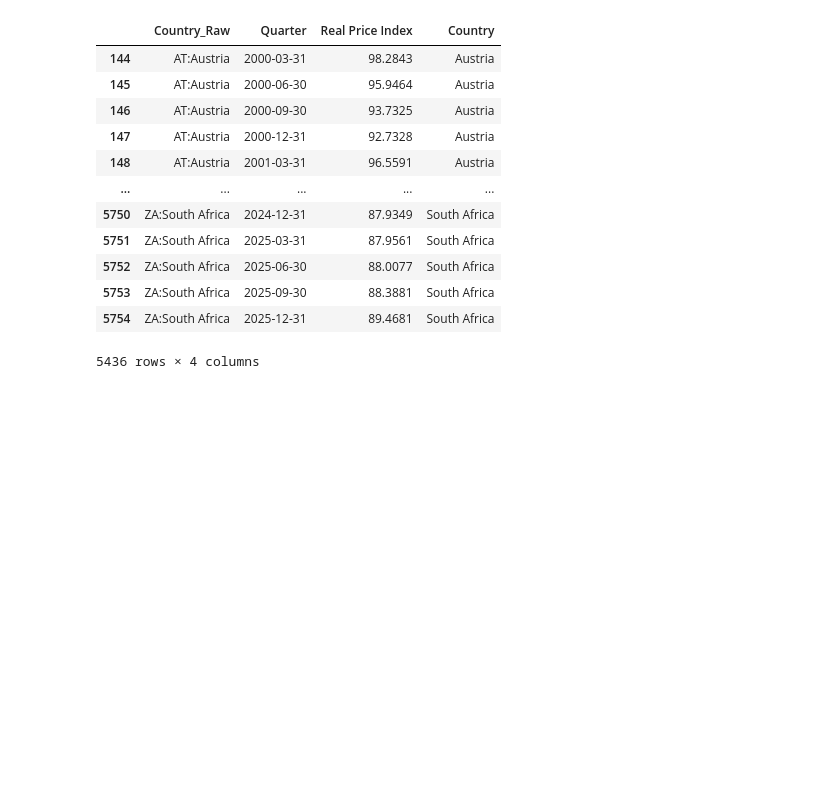
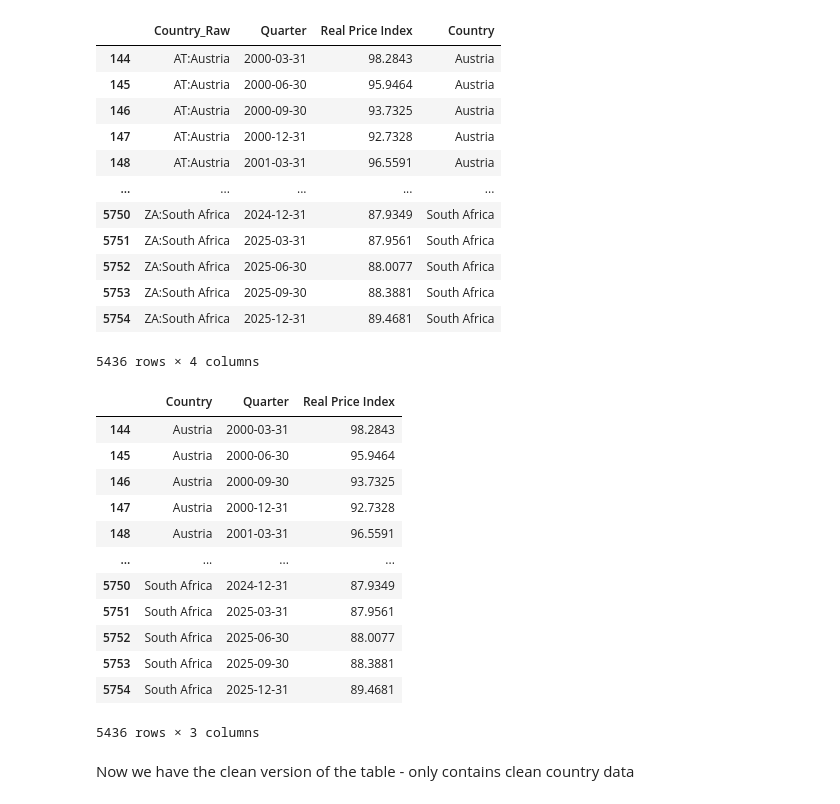
Before and after one commit to SiyanaVel19/Final_project_SU_2026, a Jupyter notebook: Project_housing_2.ipynb, the cells around one changed output. Saved outputs shown, nothing was run; the diff lists cells and outputs as text; code cells hidden in the pictures; blank space fills up the shorter version.

```diff
--- a/Project_housing_2.ipynb
+++ b/Project_housing_2.ipynb
@@ -163,3 +163,23 @@ HPI
 | 5753 | ZA:South Africa | 2025-09-30 | 88.3881 | South Africa |
 | 5754 | ZA:South Africa | 2025-12-31 | 89.4681 | South Africa |
 5436 rows × 4 columns
+# %%
+HPI = HPI[['Country', 'Quarter', 'Real Price Index']]
+# %%
+HPI
+# %% [output]
+|  | Country | Quarter | Real Price Index |
+| 144 | Austria | 2000-03-31 | 98.2843 |
+| 145 | Austria | 2000-06-30 | 95.9464 |
+| 146 | Austria | 2000-09-30 | 93.7325 |
+| 147 | Austria | 2000-12-31 | 92.7328 |
+| 148 | Austria | 2001-03-31 | 96.5591 |
+| ... | ... | ... | ... |
+| 5750 | South Africa | 2024-12-31 | 87.9349 |
+| 5751 | South Africa | 2025-03-31 | 87.9561 |
+| 5752 | South Africa | 2025-06-30 | 88.0077 |
+| 5753 | South Africa | 2025-09-30 | 88.3881 |
+| 5754 | South Africa | 2025-12-31 | 89.4681 |
+5436 rows × 3 columns
+# %% [markdown]
+Now we have the clean version of the table - only contains clean country data
```
Also changed, not shown: parts of 4 cells of this notebook.
